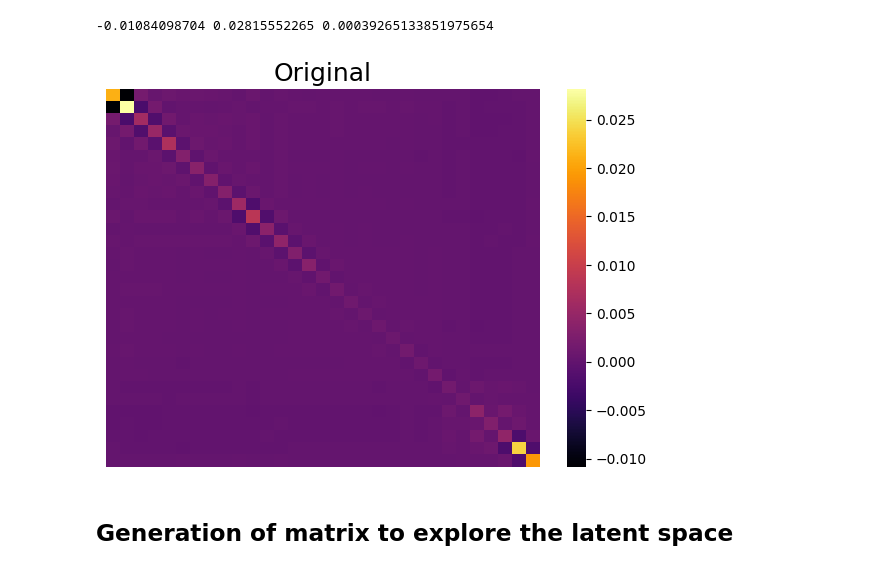
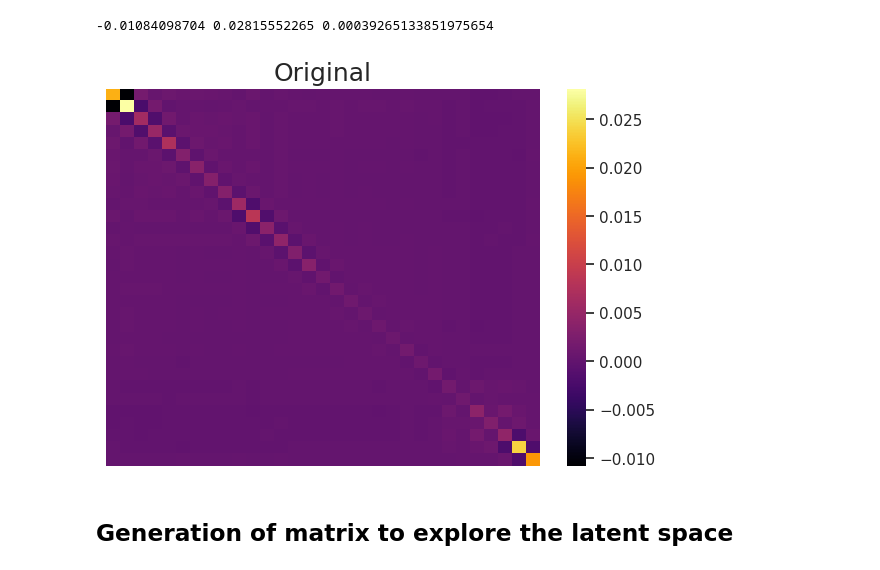
Before and after one commit to igomezv/neuralCosmoReconstruction, a Jupyter notebook: notebooks/loadVAE.ipynb, the cells around one changed output. Cells and saved outputs as stored; diff of their text form; code cells hidden in the pictures.

```diff
--- a/notebooks/loadVAE.ipynb
+++ b/notebooks/loadVAE.ipynb
@@ -45,15 +45,16 @@ errors_logs = np.where(errors!= 0, np.log(errors), 0)
 # %%
 plt.figure(figsize=(7, 5), dpi=100)
 
 plt.title('Original', fontsize=18)
 sns.heatmap(syscov,
             fmt='g', xticklabels=False, yticklabels=False,
             cmap = 'inferno',
             robust=False, cbar=True)
+sns.set(font_scale=1)
 
 plt.savefig('originalcov.png')
 # %% [output]
-[figure, old version]
+[figure, new version]
 # %%
 scalercov = StandardScaler()
 scalercov.fit(syscov)
```
Also changed, not shown: parts of 15 cells of this notebook.
